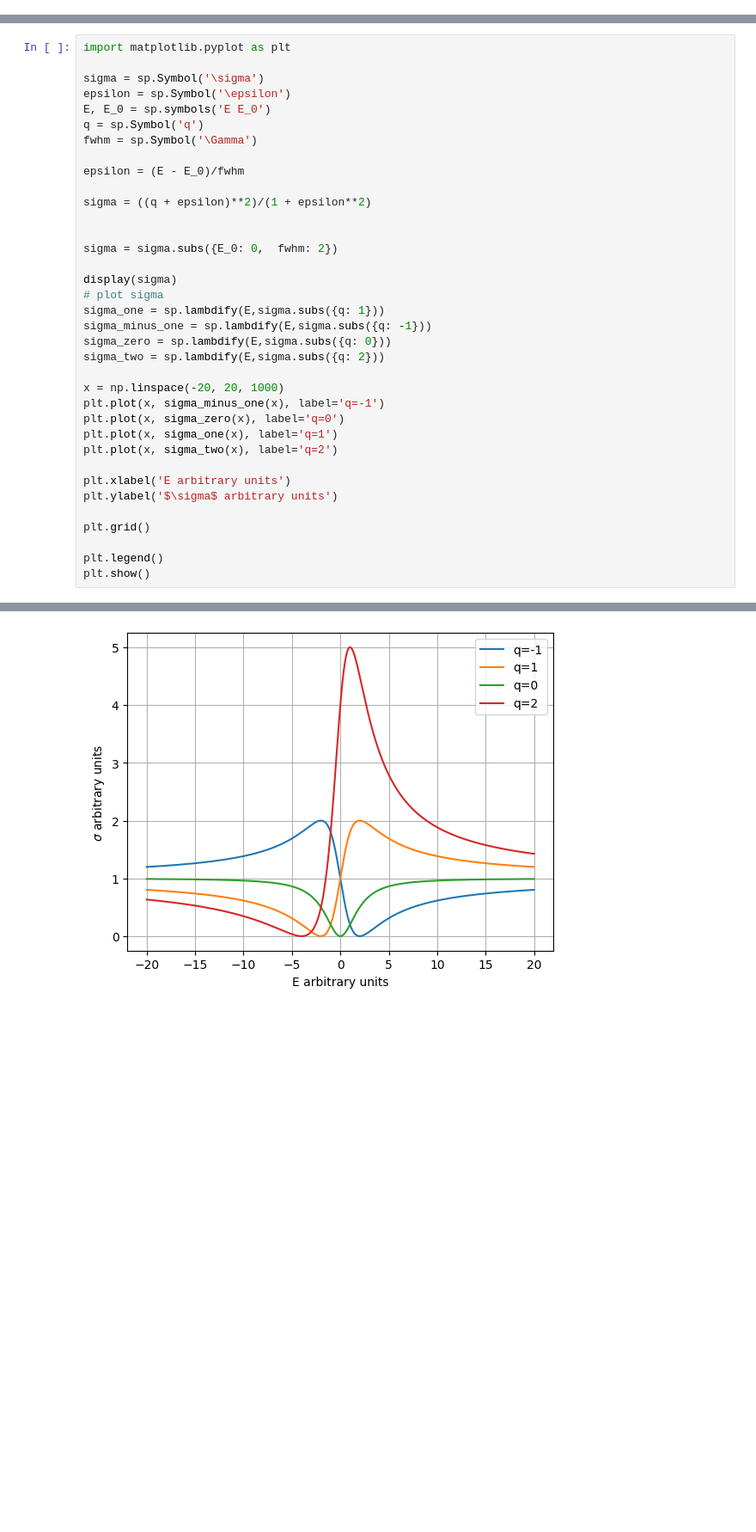
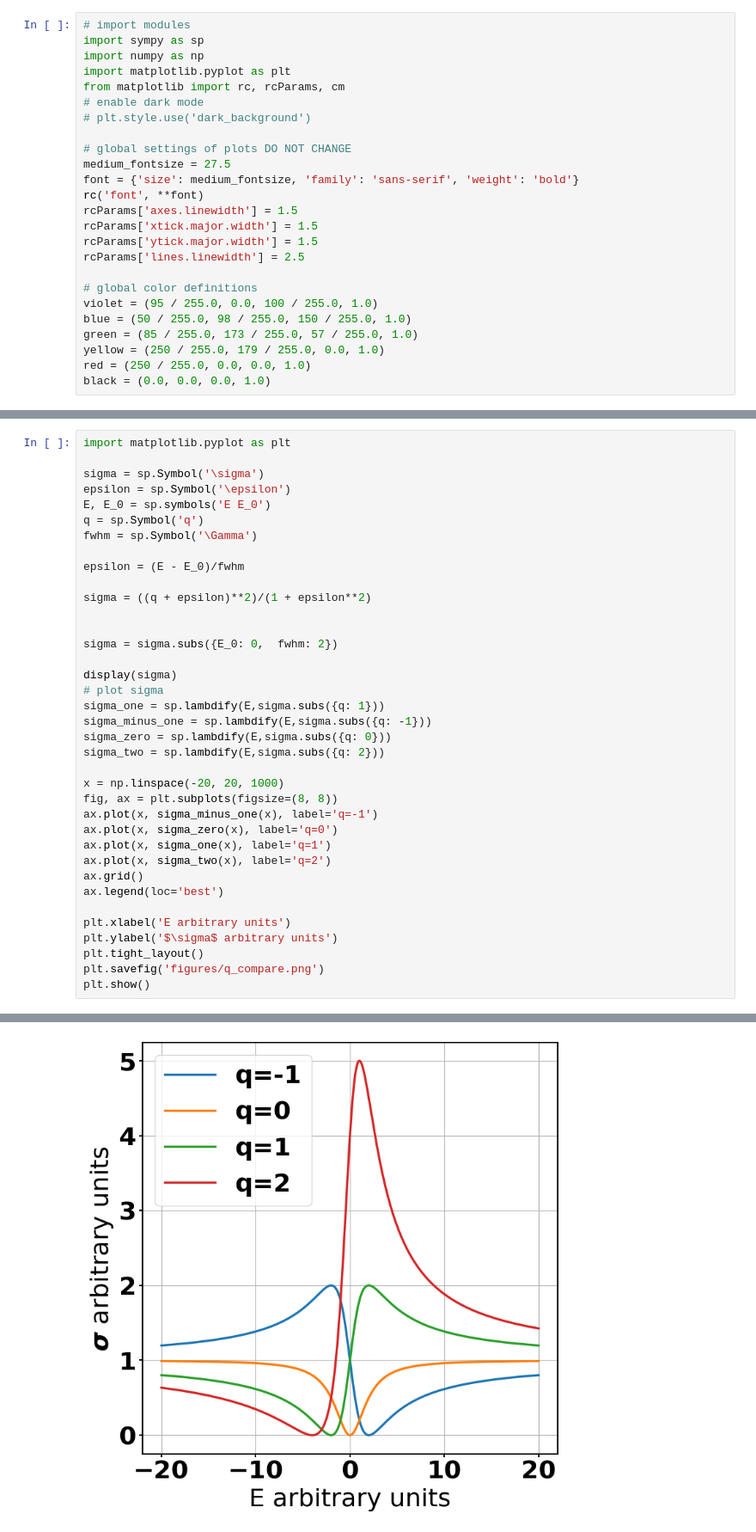
Before and after one commit to rzumbrunn/PCV_project, a Jupyter notebook: task1/task1_1.ipynb, the cells around one changed output, grey strips where cells are left out. Shown: that part at 86% size. Saved outputs shown, nothing was run; the diff lists cells and outputs as text; blank space fills up the shorter version.

Commit message:
unified plots

```diff
--- a/task1/task1_1.ipynb
+++ b/task1/task1_1.ipynb
@@ -1 +1,26 @@
+# %%
+# import modules
+import sympy as sp
+import numpy as np
+import matplotlib.pyplot as plt
+from matplotlib import rc, rcParams, cm
+# enable dark mode
+# plt.style.use('dark_background')
+
+# global settings of plots DO NOT CHANGE
+medium_fontsize = 27.5
+font = {'size': medium_fontsize, 'family': 'sans-serif', 'weight': 'bold'}
+rc('font', **font)
+rcParams['axes.linewidth'] = 1.5
+rcParams['xtick.major.width'] = 1.5
+rcParams['ytick.major.width'] = 1.5
+rcParams['lines.linewidth'] = 2.5
+
+# global color definitions
+violet = (95 / 255.0, 0.0, 100 / 255.0, 1.0)
+blue = (50 / 255.0, 98 / 255.0, 150 / 255.0, 1.0)
+green = (85 / 255.0, 173 / 255.0, 57 / 255.0, 1.0)
+yellow = (250 / 255.0, 179 / 255.0, 0.0, 1.0)
+red = (250 / 255.0, 0.0, 0.0, 1.0)
+black = (0.0, 0.0, 0.0, 1.0)
 # %%
@@ -10,39 +33,40 @@ def sp_to_linspace(sp, var, input):
 # %%
 import matplotlib.pyplot as plt
 
 sigma = sp.Symbol('\sigma')
 epsilon = sp.Symbol('\epsilon')
 E, E_0 = sp.symbols('E E_0')
 q = sp.Symbol('q')
 fwhm = sp.Symbol('\Gamma')
 
 epsilon = (E - E_0)/fwhm
 
 sigma = ((q + epsilon)**2)/(1 + epsilon**2)
 
 
 sigma = sigma.subs({E_0: 0,  fwhm: 2})
 
 display(sigma)
 # plot sigma
 sigma_one = sp.lambdify(E,sigma.subs({q: 1}))
 sigma_minus_one = sp.lambdify(E,sigma.subs({q: -1}))
 sigma_zero = sp.lambdify(E,sigma.subs({q: 0}))
 sigma_two = sp.lambdify(E,sigma.subs({q: 2}))
 
 x = np.linspace(-20, 20, 1000)
-plt.plot(x, sigma_minus_one(x), label='q=-1')
-plt.plot(x, sigma_zero(x), label='q=0')
-plt.plot(x, sigma_one(x), label='q=1')
-plt.plot(x, sigma_two(x), label='q=2')
+fig, ax = plt.subplots(figsize=(8, 8))
+ax.plot(x, sigma_minus_one(x), label='q=-1')
+ax.plot(x, sigma_zero(x), label='q=0')
+ax.plot(x, sigma_one(x), label='q=1')
+ax.plot(x, sigma_two(x), label='q=2')
+ax.grid()
+ax.legend(loc='best')
 
 plt.xlabel('E arbitrary units')
 plt.ylabel('$\sigma$ arbitrary units')
-
-plt.grid()
-
-plt.legend()
+plt.tight_layout()
+plt.savefig('figures/q_compare.png')
 plt.show()
 # %% [output]
 $\displaystyle \frac{\left(\frac{E}{2} + q\right)^{2}}{\frac{E^{2}}{4} + 1}$
-[figure, old version]
+[figure, new version]
```
Also changed, not shown: parts of 1 cell of this notebook.
